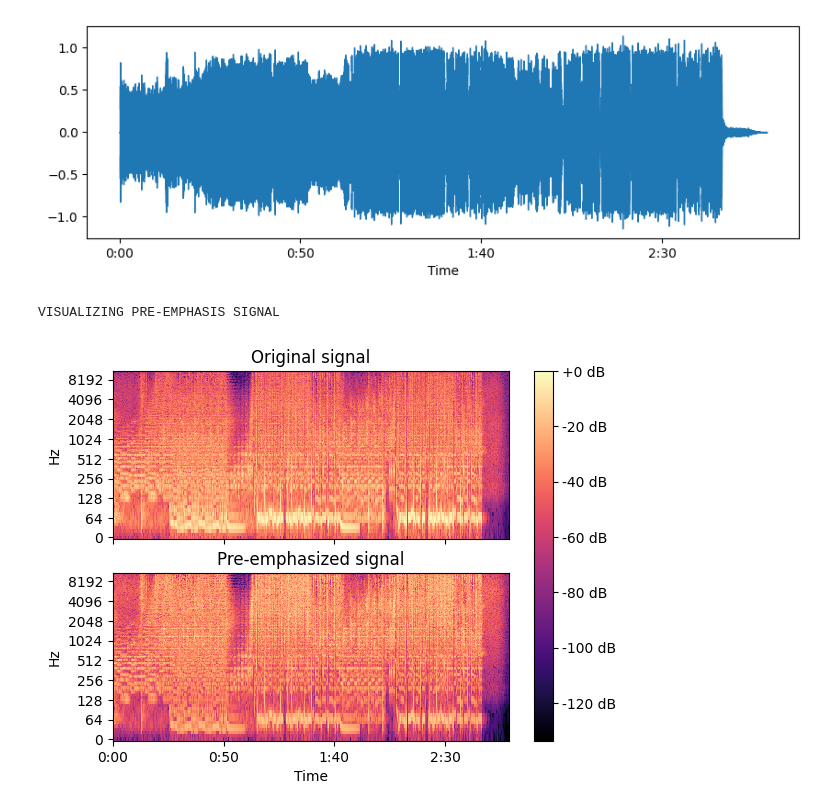
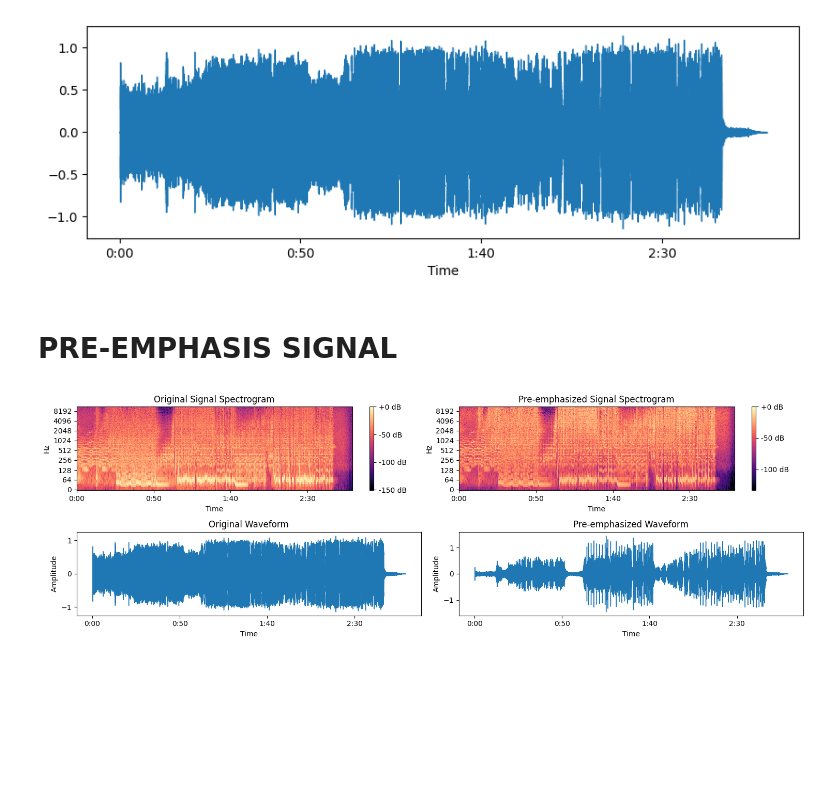
Before and after one commit to gdapriana/song-detection, a Jupyter notebook: visualize.ipynb, the cells around one changed output. Saved outputs shown, nothing was run; the diff lists cells and outputs as text; code cells hidden in the pictures; blank space fills up the shorter version.

Commit message:
visualizing

```diff
--- a/visualize.ipynb
+++ b/visualize.ipynb
@@ -25,3 +7,40 @@ def vis_emphasis(y_origin, y_emphasis, spechshow=False):
+# %%
+def vis_signal(y, sr):
+  plt.figure(figsize=(10, 3))
+  librosa.display.waveshow(y, sr=sr)
+def vis_emphasis(y_origin, y_emphasis, sr):
+  s_orig = librosa.amplitude_to_db(np.abs(librosa.stft(y_origin)), ref=np.max, top_db=None)
+  s_preemph = librosa.amplitude_to_db(np.abs(librosa.stft(y_emphasis)), ref=np.max, top_db=None)
+
+  plt.figure(figsize=(15, 5))
+
+  # Row 1 Col 1: Original signal spectrogram
+  plt.subplot(2, 2, 1)
+  librosa.display.specshow(s_orig, sr=sr, x_axis='time', y_axis='log')
+  plt.colorbar(format='%+2.0f dB')
+  plt.title('Original Signal Spectrogram')
+
+  # Row 1 Col 2: Pre-emphasized signal spectrogram
+  plt.subplot(2, 2, 2)
+  librosa.display.specshow(s_preemph, sr=sr, x_axis='time', y_axis='log')
+  plt.colorbar(format='%+2.0f dB')
+  plt.title('Pre-emphasized Signal Spectrogram')
+
+  # Row 2 Col 1: Original waveform
+  plt.subplot(2, 2, 3)
+  librosa.display.waveshow(y_origin, sr=sr)
+  plt.title('Original Waveform')
+  plt.xlabel('Time')
+  plt.ylabel('Amplitude')
+
+  # Row 2 Col 2: Pre-emphasized waveform
+  plt.subplot(2, 2, 4)
+  librosa.display.waveshow(y_emphasis, sr=sr)
+  plt.title('Pre-emphasized Waveform')
+  plt.xlabel('Time')
+  plt.ylabel('Amplitude')
+  plt.tight_layout()
+  plt.show()
 # %%
 signal, sampling_rate = librosa.load("audio/train/Ark.mp3")
 emphased_signal = emphasis__(signal)
@@ -30,7 +51,8 @@ vis_signal(signal, sampling_rate)
 # %% [output]
 [figure]
+# %% [markdown]
+# PRE-EMPHASIS SIGNAL
 # %%
-vis_emphasis(y_origin=signal, y_emphasis=emphased_signal, spechshow=True)
+vis_emphasis(y_origin=signal, y_emphasis=emphased_signal, sr=sampling_rate)
 # %% [output]
-VISUALIZING PRE-EMPHASIS SIGNAL
-[figure, old version]
+[figure, new version]
```
Also changed, not shown: parts of 5 cells of this notebook.
